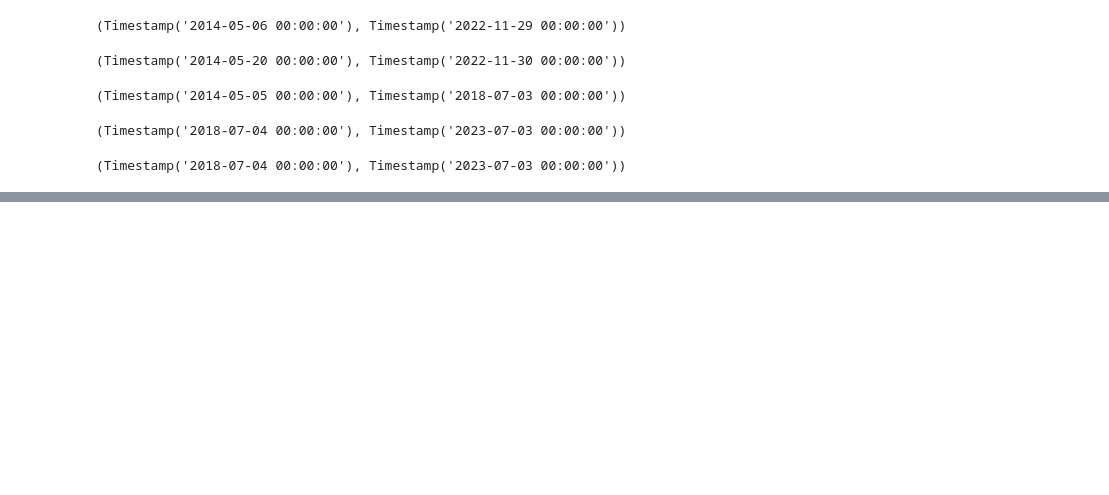
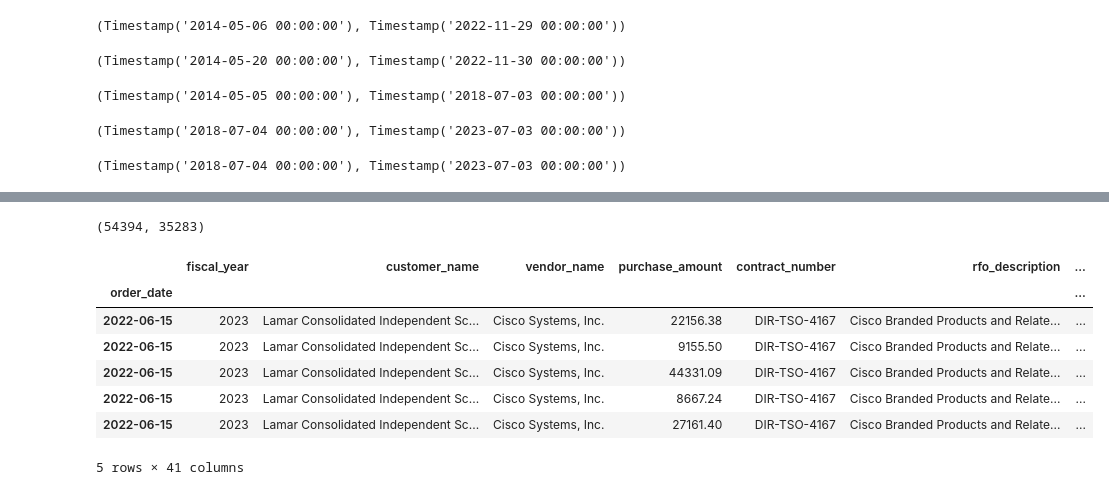
Before and after one commit to The-Real-MVPs/cisco-time-series-analysis, a Jupyter notebook: rosenberger/rosenberger_notebook.ipynb, the cells around one changed output, grey strips where cells are left out. Saved outputs shown, nothing was run; the diff lists cells and outputs as text; code cells hidden in the pictures; blank space fills up the shorter version.

```diff
--- a/rosenberger/rosenberger_notebook.ipynb
+++ b/rosenberger/rosenberger_notebook.ipynb
@@ -73,8 +41,8 @@ df['contract_termination_date'].min(), df['contract_termination_date'].max()
 # %%
 columns = ['order_date', 'shipped_date', 'contract_start_date', 'contract_end_date', 'contract_termination_date']
 # %%
+columns = ['order_date', 'shipped_date', 'contract_start_date', 'contract_end_date', 'contract_termination_date']
 df_dates = pd.DataFrame()
 for column in columns:
     df_dates[column] = pd.to_datetime(df[column])
-
-df_dates.head()
+df_dates = df_dates.set_index('order_date').sort_index()
@@ -127,0 +84,7 @@ df_dates['contract_termination_date'].min(), df_dates['contract_termination_date
+# %%
+df = pd.read_pickle('data/data.pickle')
+columns = ['order_date', 'shipped_date', 'contract_start_date', 'contract_end_date', 'contract_termination_date']
+
+for column in columns:
+    df[column] = pd.to_datetime(df[column])
+df = df.set_index('order_date').sort_index()
@@ -127,0 +113,15 @@ df_dates['contract_termination_date'].min(), df_dates['contract_termination_date
+# %%
+df['invoice_number'].nunique(), df['po_number'].nunique()
+# %% [output]
+(54394, 35283)
+# %%
+df.tail()
+# %% [output]
+|  | fiscal_year | customer_name | vendor_name | purchase_amount | contract_number | rfo_description | ... |
+| order_date |  |  |  |  |  |  | ... |
+| 2022-06-15 | 2023 | Lamar Consolidated Independent Sc... | Cisco Systems, Inc. | 22156.38 | DIR-TSO-4167 | Cisco Branded Products and Relate... | ... |
+| 2022-06-15 | 2023 | Lamar Consolidated Independent Sc... | Cisco Systems, Inc. | 9155.50 | DIR-TSO-4167 | Cisco Branded Products and Relate... | ... |
+| 2022-06-15 | 2023 | Lamar Consolidated Independent Sc... | Cisco Systems, Inc. | 44331.09 | DIR-TSO-4167 | Cisco Branded Products and Relate... | ... |
+| 2022-06-15 | 2023 | Lamar Consolidated Independent Sc... | Cisco Systems, Inc. | 8667.24 | DIR-TSO-4167 | Cisco Branded Products and Relate... | ... |
+| 2022-06-15 | 2023 | Lamar Consolidated Independent Sc... | Cisco Systems, Inc. | 27161.40 | DIR-TSO-4167 | Cisco Branded Products and Relate... | ... |
+5 rows × 41 columns
```
Also changed, not shown: parts of 28 cells of this notebook.
